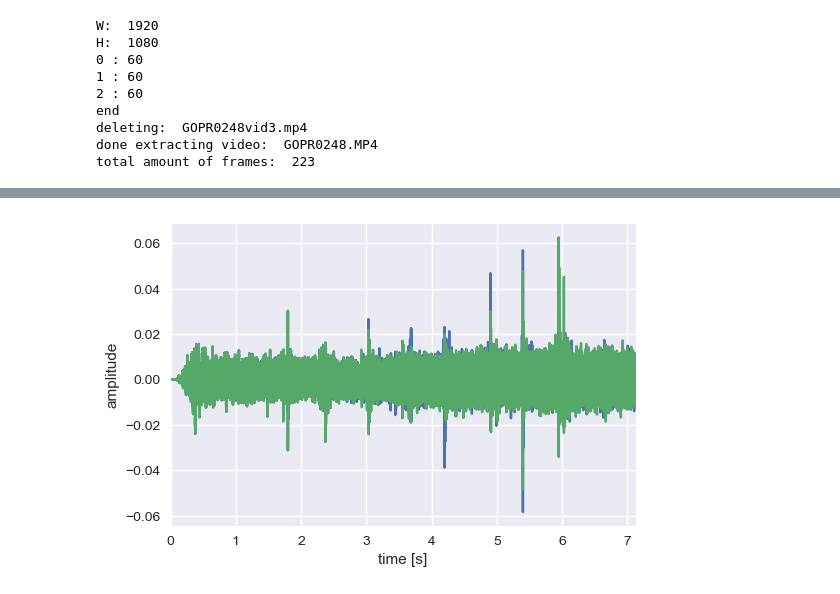
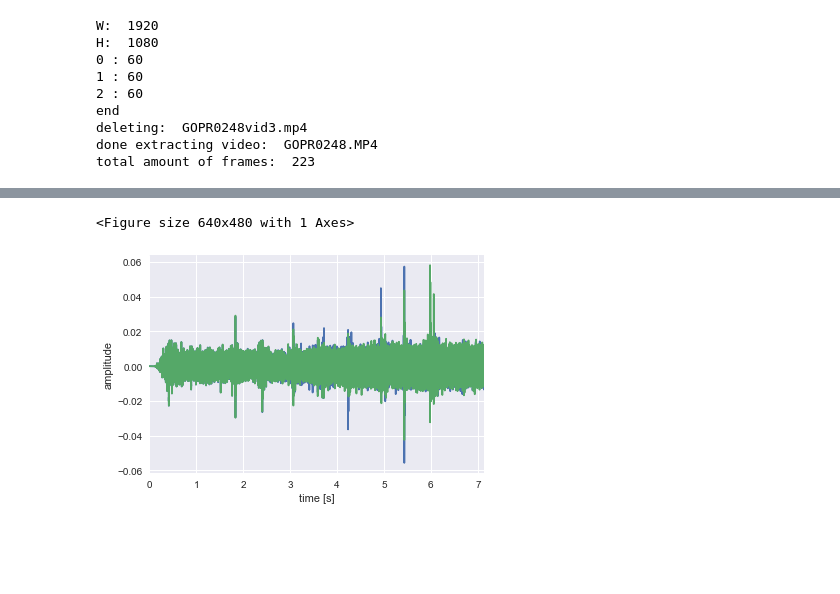
Before and after one commit to Chanokthorn/asdcnnclassification, a Jupyter notebook: adscnn/dataCollection/dataExtraction.ipynb, the cells around one changed output, grey strips where cells are left out. Cells and saved outputs as stored; diff of their text form; code cells hidden in the pictures; blank space fills up the shorter version.

```diff
--- a/adscnn/dataCollection/dataExtraction.ipynb
+++ b/adscnn/dataCollection/dataExtraction.ipynb
@@ -139,13 +231,24 @@ sns.set()
 # Use seaborn's default style to make attractive graphs
 plt.rcParams['figure.dpi'] = 100
 # Show nicely large images in this notebook
-snd = parselmouth.Sound("output5.wav")
+snd1 = parselmouth.Sound("output30.wav")
+snd2 = parselmouth.Sound("output40k.wav")
 plt.figure()
-plt.plot(snd.xs(), snd.values.T)
-plt.xlim([snd.xmin, snd.xmax])
+plt.plot(snd1.xs(), snd1.values.T)
+plt.xlim([snd1.xmin, snd1.xmax])
 plt.xlabel("time [s]")
 plt.ylabel("amplitude")
 plt.show()
 # or plt.savefig("sound.png"), or plt.savefig("sound.pdf")
 # %% [output]
-[figure, removed]
+<Figure size 640x480 with 1 Axes>
+# %%
+snd3 = parselmouth.Sound("output.mp3")
+plt.figure()
+plt.plot(snd3.xs(), snd3.values.T)
+plt.xlim([snd3.xmin, snd3.xmax])
+plt.xlabel("time [s]")
+plt.ylabel("amplitude")
+plt.show()
+# %% [output]
+[figure, added]
```
Also changed, not shown: parts of 15 cells of this notebook.
